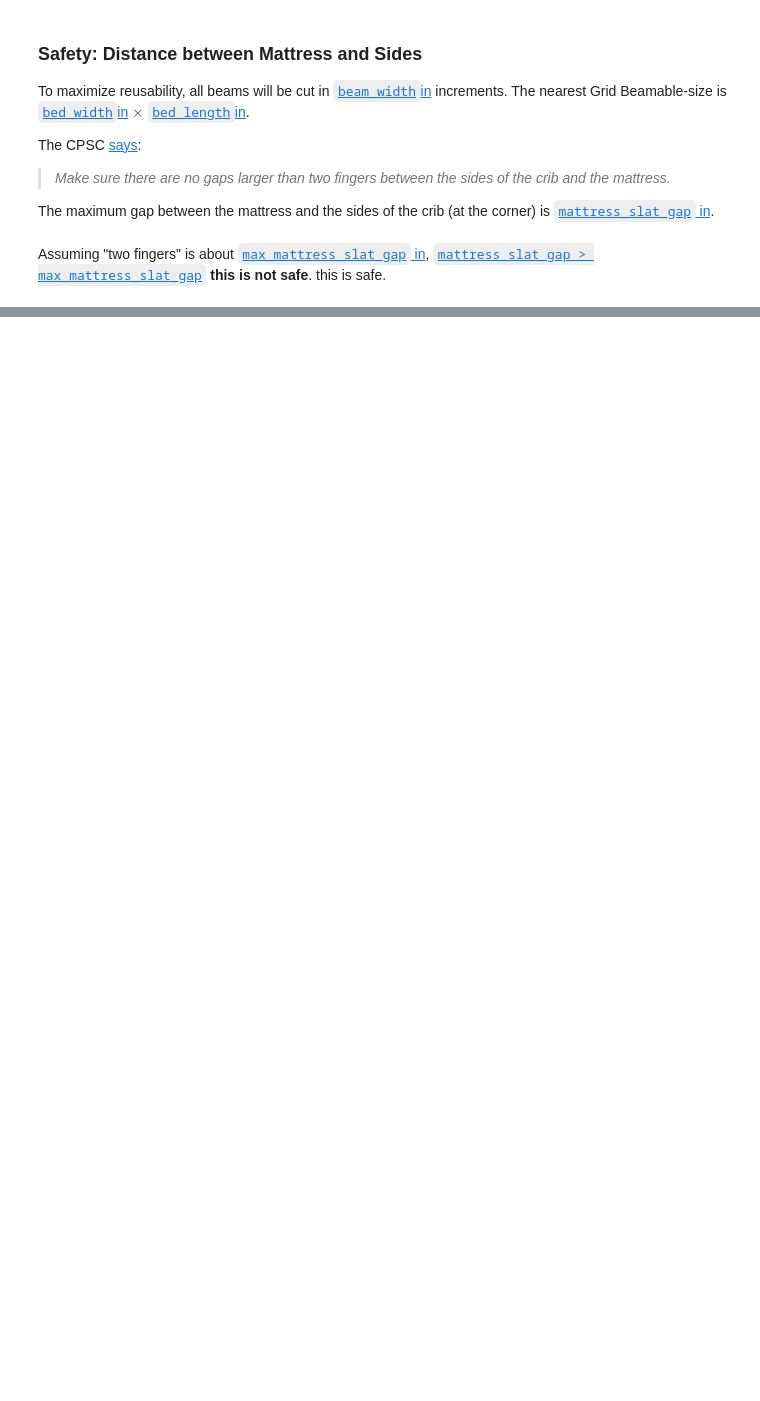
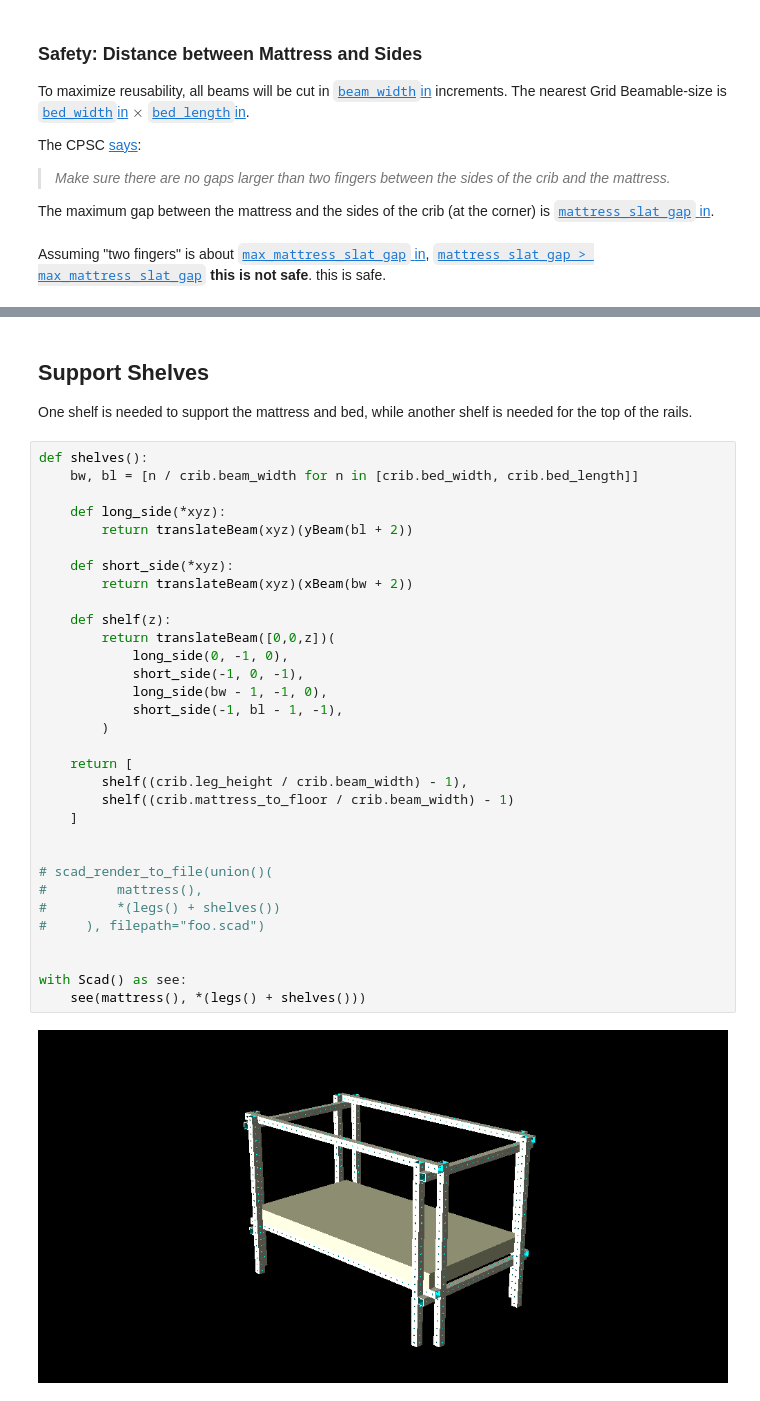
Before and after one commit to bollwyvl/crib, a Jupyter notebook: Crib.ipynb, the cells around one changed output, grey strips where cells are left out. Saved outputs shown, nothing was run; the diff lists cells and outputs as text; blank space fills up the shorter version.

```diff
--- a/Crib.ipynb
+++ b/Crib.ipynb
@@ -233,0 +271,37 @@ this is safe.
+# %% [markdown]
+## Support Shelves
+One shelf is needed to support the mattress and bed, while another shelf is needed for the top of the rails.
+# %%
+def shelves():
+    bw, bl = [n / crib.beam_width for n in [crib.bed_width, crib.bed_length]]
+
+    def long_side(*xyz):
+        return translateBeam(xyz)(yBeam(bl + 2))
+
+    def short_side(*xyz):
+        return translateBeam(xyz)(xBeam(bw + 2))
+
+    def shelf(z):
+        return translateBeam([0,0,z])(
+            long_side(0, -1, 0),
+            short_side(-1, 0, -1),
+            long_side(bw - 1, -1, 0),
+            short_side(-1, bl - 1, -1),
+        )
+
+    return [
+        shelf((crib.leg_height / crib.beam_width) - 1),
+        shelf((crib.mattress_to_floor / crib.beam_width) - 1)
+    ]
+
+
+# scad_render_to_file(union()(
+#         mattress(),
+#         *(legs() + shelves())
+#     ), filepath="foo.scad")
+
+
+with Scad() as see:
+    see(mattress(), *(legs() + shelves()))
+# %% [output]
+[figure, added]
```
Also changed, not shown: parts of 10 cells of this notebook.
